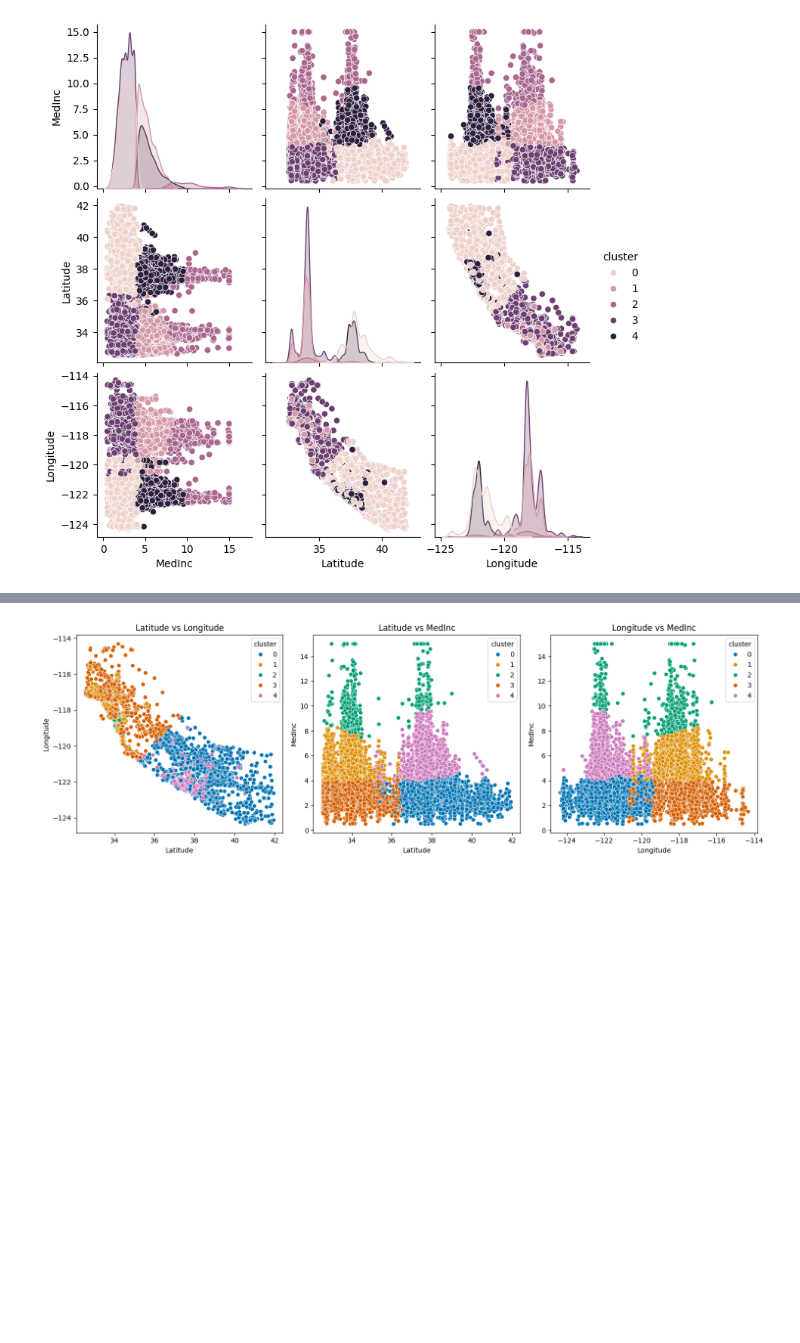
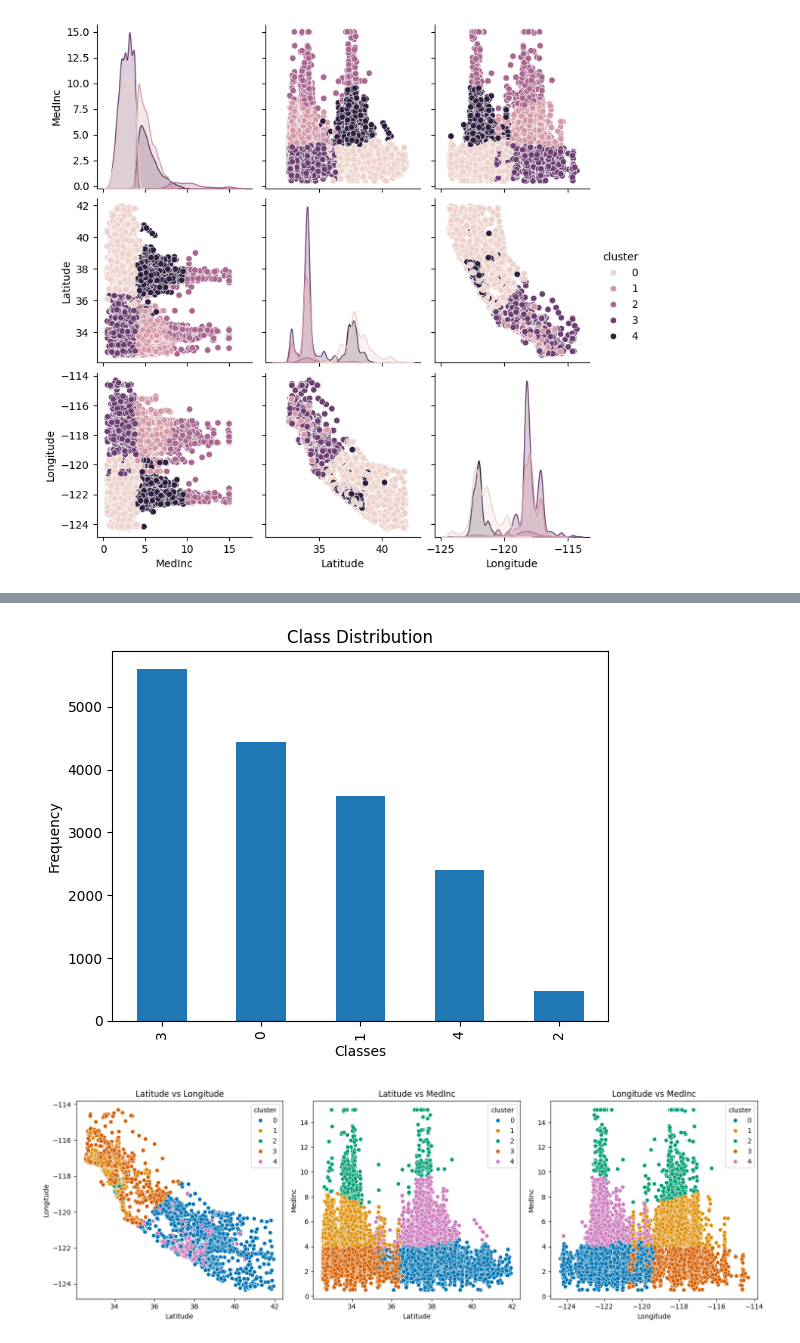
Before and after one commit to RitaViegas/RitaViegas---K-means-Project-main, a Jupyter notebook: src/explore.ipynb, the cells around one changed output, grey strips where cells are left out. Saved outputs shown, nothing was run; the diff lists cells and outputs as text; code cells hidden in the pictures; blank space fills up the shorter version.

```diff
--- a/src/explore.ipynb
+++ b/src/explore.ipynb
@@ -158,3 +169,10 @@ plt.show()
+# %%
+X_train['cluster'].value_counts().plot(kind='bar', title='Class Distribution')
+plt.xlabel('Classes')
+plt.ylabel('Frequency')
+plt.show()
+# %% [output]
+[figure, added]
 # %%
 # plotting the clusters in a scatter plot
 
```
Also changed, not shown: parts of 4 cells of this notebook.
